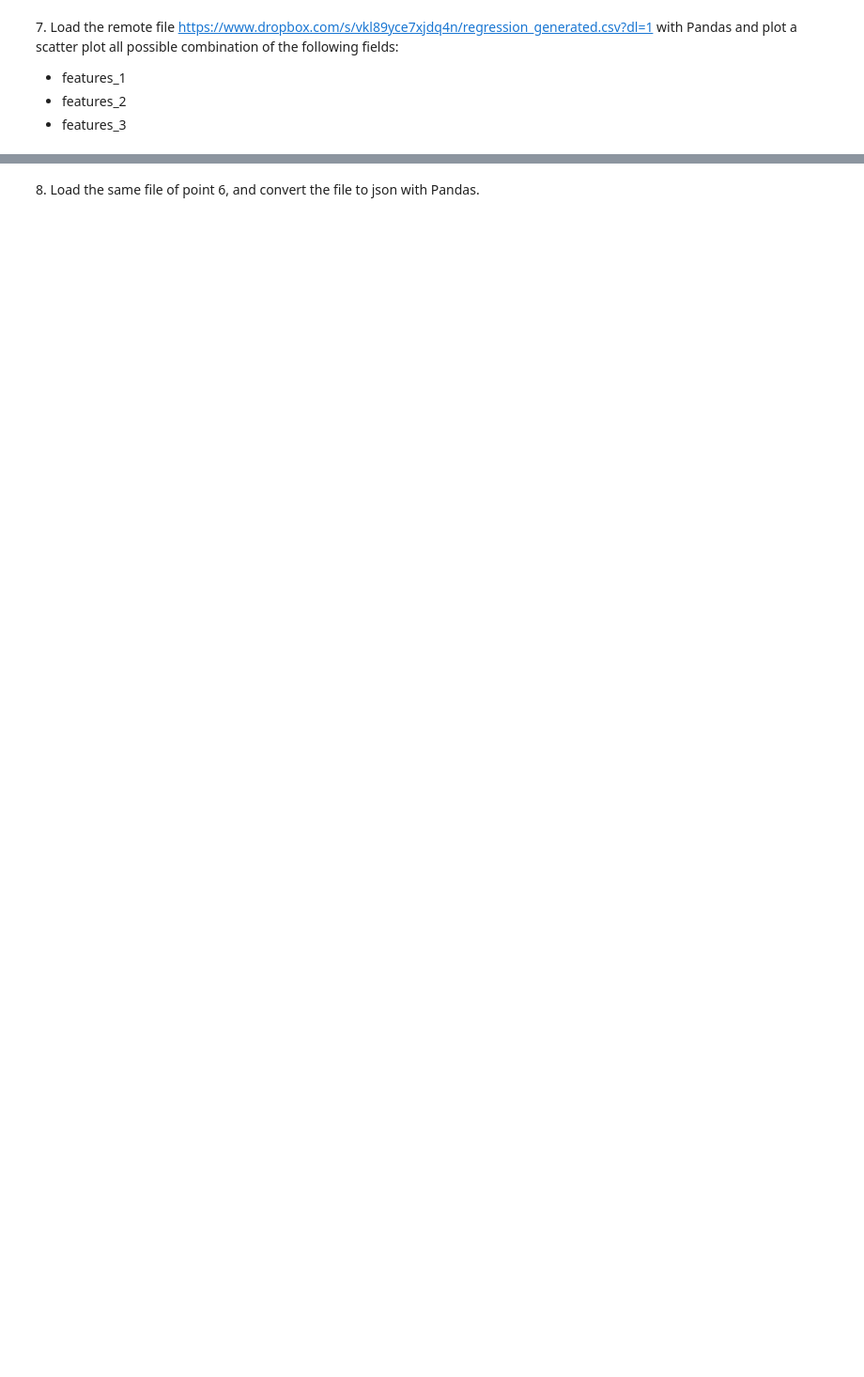
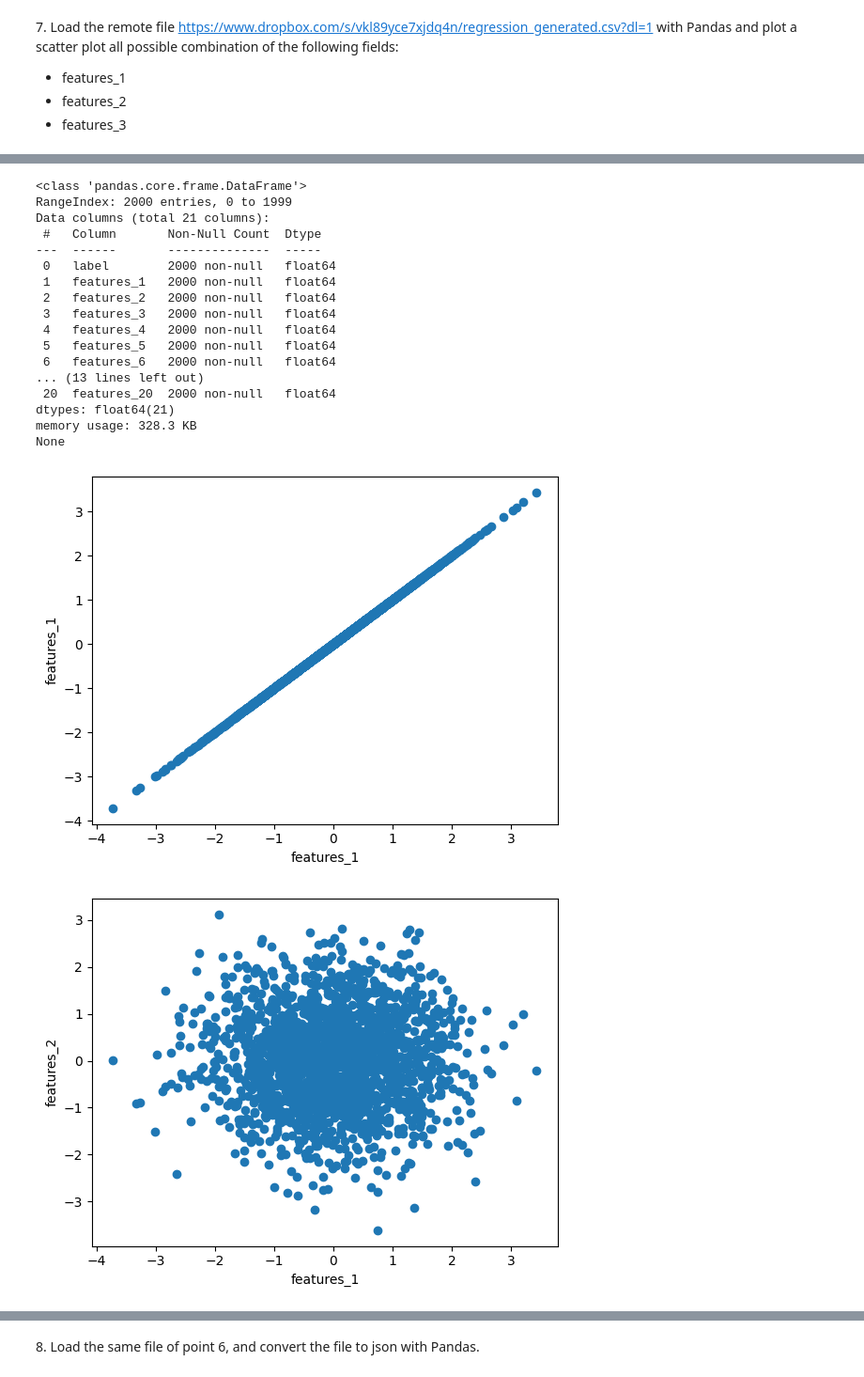
Before and after one commit to nicolomontagner02/LaboratoryOfComputationalPhysics_Y7, a Jupyter notebook: 05ex_OSEMN.ipynb, the cells around one changed output, grey strips where cells are left out. Shown at 94% size. Saved outputs shown, nothing was run; the diff lists cells and outputs as text; code cells hidden in the pictures; blank space fills up the shorter version.

```diff
--- a/05ex_OSEMN.ipynb
+++ b/05ex_OSEMN.ipynb
@@ -81,3 +161,7 @@ AttributeError: 'DataFrame' object has no attribute 'to_numpy'
   + features_1
   + features_2
   + features_3
+# %%
+url = "https://www.dropbox.com/s/vkl89yce7xjdq4n/regression_generated.csv?dl=1"
+reg_data = pd.read_csv(url)
+reg_data
@@ -83,0 +182,32 @@ AttributeError: 'DataFrame' object has no attribute 'to_numpy'
+# %%
+print(reg_data.info())
+
+feat = ["features_1","features_2","features_3"]
+
+for e in feat:
+    for f in feat:
+        plt.scatter(reg_data[e],reg_data[f])
+        plt.xlabel(e)
+        plt.ylabel(f)
+        plt.show()
+        plt.close()
+# %% [output]
+<class 'pandas.core.frame.DataFrame'>
+RangeIndex: 2000 entries, 0 to 1999
+Data columns (total 21 columns):
+ #   Column       Non-Null Count  Dtype
+---  ------       --------------  -----
+ 0   label        2000 non-null   float64
+ 1   features_1   2000 non-null   float64
+ 2   features_2   2000 non-null   float64
+ 3   features_3   2000 non-null   float64
+ 4   features_4   2000 non-null   float64
+ 5   features_5   2000 non-null   float64
+ 6   features_6   2000 non-null   float64
+... (13 lines left out)
+ 20  features_20  2000 non-null   float64
+dtypes: float64(21)
+memory usage: 328.3 KB
+None
+[figure, added]
+[figure, added]
```
Also changed, not shown: parts of 8 cells of this notebook, 5 other files.
